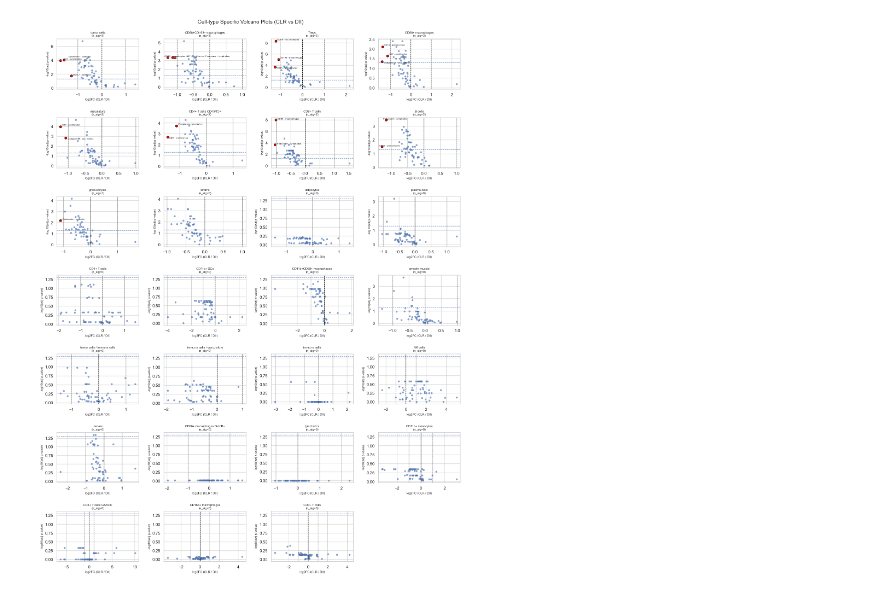
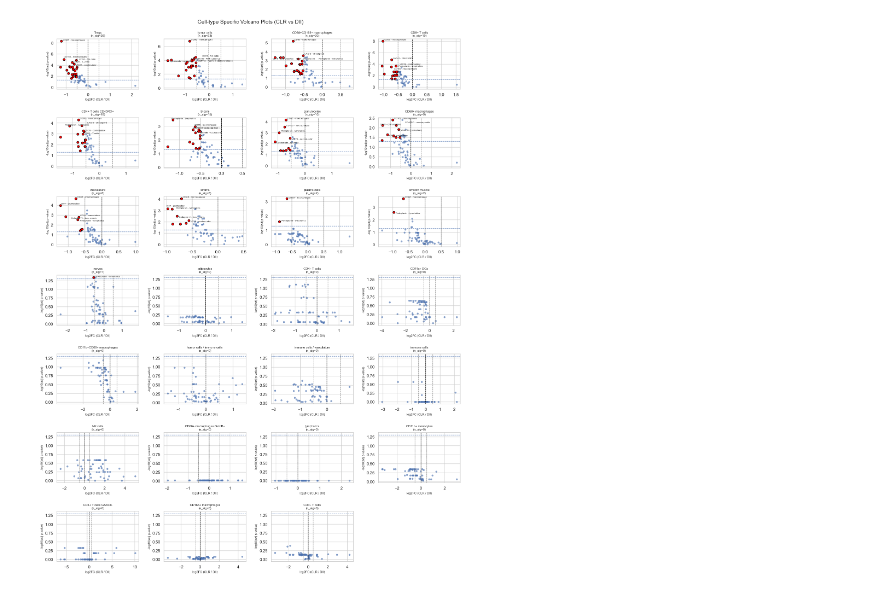
Before and after one commit to MangalamGSinha/Spatial-Analysis, a Jupyter notebook: Cell Type Specific Protein Marker.ipynb, the cells around one changed output. Cells and saved outputs as stored; diff of their text form; code cells hidden in the pictures.

```diff
--- a/Cell Type Specific Protein Marker.ipynb
+++ b/Cell Type Specific Protein Marker.ipynb
@@ -85,7 +85,7 @@ for cell_type in cell_types:
 
     adj_p_vals = multipletests(p_vals, method="fdr_bh")[1]
 
-    num_sig = np.sum((adj_p_vals < 0.05) & (np.abs(logFCs) > 1))
+    num_sig = np.sum((adj_p_vals < 0.05) & (np.abs(logFCs) > 0.5))
 
     cell_type_rank.append((cell_type, num_sig))
 
@@ -171,7 +171,7 @@ for i, cell_type in enumerate(sorted_cell_types):
     # ==============================
     # SIGNIFICANCE
     # ==============================
-    sig = (res_df["adj_p_value"] < 0.05) & (res_df["logFC"].abs() > 1)
+    sig = (res_df["adj_p_value"] < 0.05) & (res_df["logFC"].abs() > 0.5)
 
     sig_df = res_df[sig].copy()
     all_sig_results.append(sig_df)
@@ -219,8 +219,8 @@ for i, cell_type in enumerate(sorted_cell_types):
     # ==============================
     ax.axhline(-np.log10(0.05), linestyle="--", linewidth=1)
     ax.axvline(0, color="black", linestyle="--", linewidth=1)
-    ax.axvline(1, linestyle="--", color="grey", linewidth=1)
-    ax.axvline(-1, linestyle="--", color="grey", linewidth=1)
+    ax.axvline(0.5, linestyle="--", color="grey", linewidth=1)
+    ax.axvline(-0.5, linestyle="--", color="grey", linewidth=1)
 
     ax.set_title(f"{cell_type}\n(n_sig={sig.sum()})", fontsize=8)
 
@@ -232,31 +232,31 @@ for i, cell_type in enumerate(sorted_cell_types):
 # CLEAN EMPTY PLOTS
 # ==============================
 for j in range(i + 1, len(axes)):
     axes[j].axis("off")
 
 # ==============================
 # COMBINED SIGNIFICANT MARKERS
 # ==============================
 if len(all_sig_results) > 0:
     combined_df = pd.concat(all_sig_results, ignore_index=True)
     combined_df = combined_df.sort_values("adj_p_value")
 
     combined_df.to_excel(
         writer,
         sheet_name="Differential_Markers",
         index=False
     )
 
 writer.close()
 
 # ==============================
 # FINAL PLOT
 # ==============================
 plt.suptitle("Cell-type Specific Volcano Plots (CLR vs DII)", fontsize=14)
 plt.tight_layout(pad=2.0)
 
 plt.savefig("Volcano_Cell_Type_Specific_Protein_Marker.png", dpi=600)
 
 plt.show()
 # %% [output]
-[figure, old version]
+[figure, new version]
```
Also changed, not shown: 16 other files.
